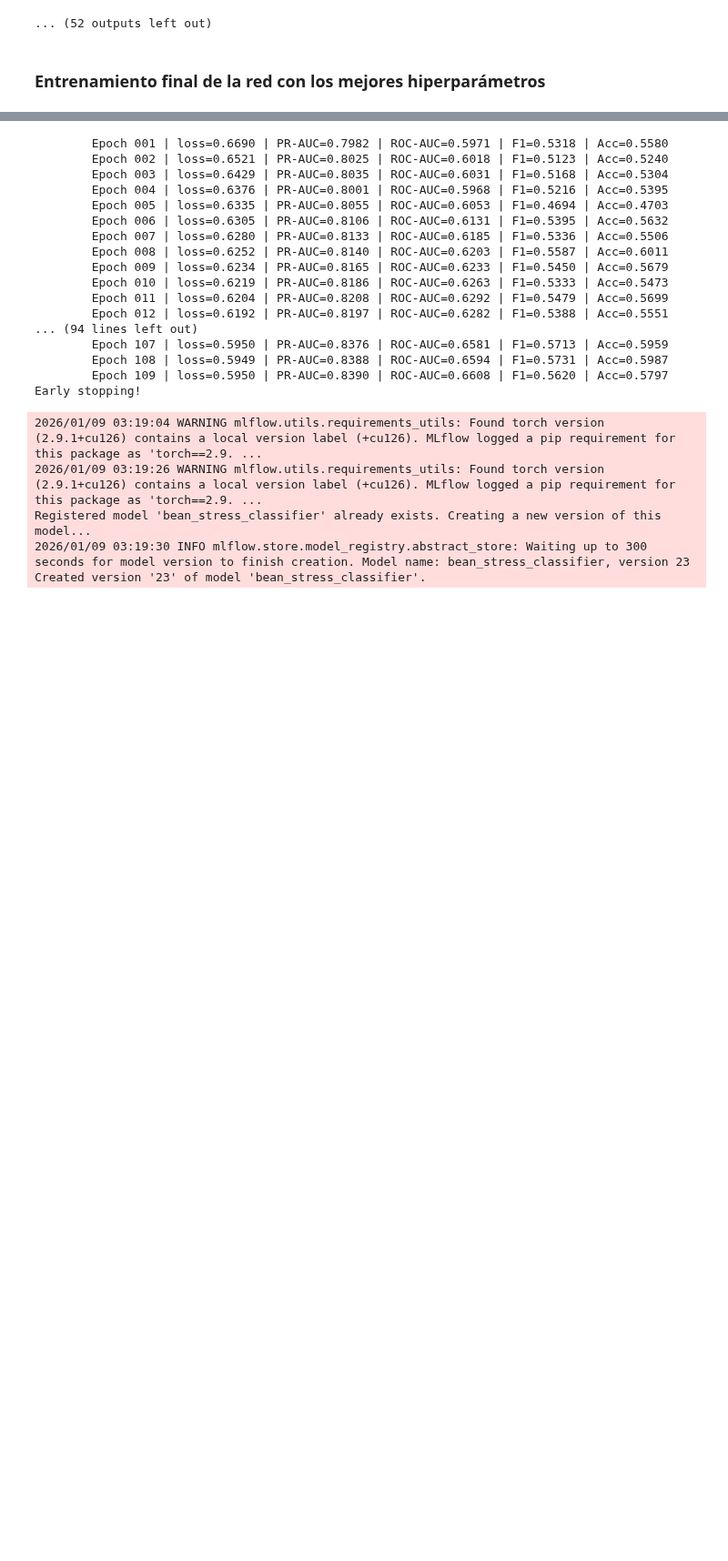
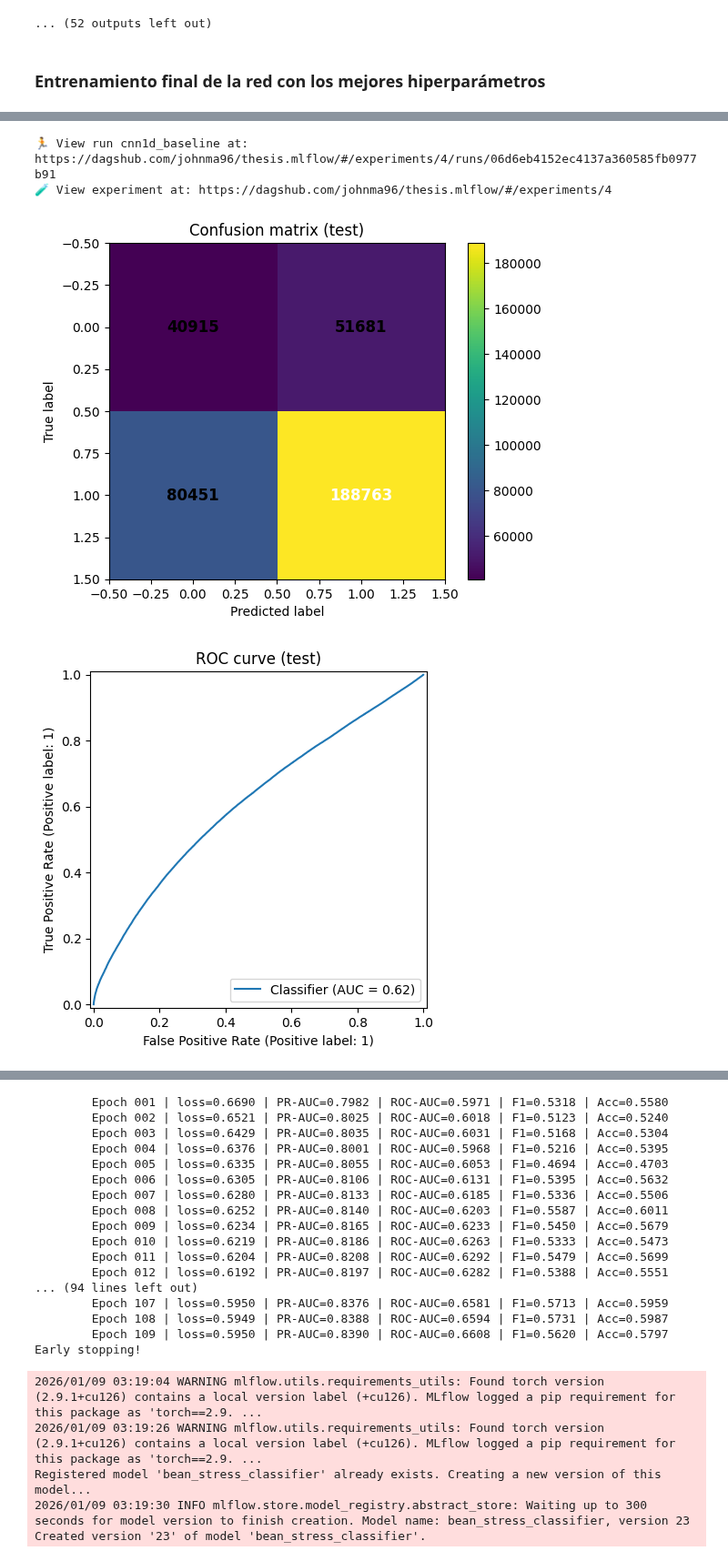
Before and after one commit to johnma96/thesis, a Jupyter notebook: notebooks/305-jmmz-dl-binary-modeling.ipynb, the cells around one changed output, grey strips where cells are left out. Shown at 91% size. Drawn from its saved outputs; the diff is of its cells as text; code cells hidden in the pictures; blank space fills up the shorter version.

```diff
--- a/notebooks/304-jmmz-dl-binary-modeling.ipynb
+++ b/notebooks/305-jmmz-dl-binary-modeling.ipynb
@@ -2222,3 +2247,27 @@ def train_cnn_1d(
         )
 
     return model, checkpoint_info
+# %%
+best_model, info = train_cnn_1d(
+    # Datos
+    X_train=X_train_scaled, y_train=y_train.values,
+    X_val=X_val_scaled,     y_val=y_val.values,
+    X_test=X_test_scaled,   y_test=y_test.values,
+
+    # Hiperparámetros óptimos (ejemplo)
+    lr=1e-3,
+    batch_size=256,
+    weight_decay=1e-5,
+    kernel_size=5,
+    dropout=0.3,
+
+    # Entrenamiento
+    max_epochs=200,
+    patience=20,
+    seed=42,
+
+    # Logging
+    run_name="cnn1d_baseline",
+    verbose=True
+)
+# %% [output]
@@ -2224,0 +2296,4 @@ def train_cnn_1d(
+🏃 View run cnn1d_baseline at: https://dagshub.com/johnma96/thesis.mlflow/#/experiments/4/runs/06d6eb4152ec4137a360585fb0977b91
+🧪 View experiment at: https://dagshub.com/johnma96/thesis.mlflow/#/experiments/4
+[figure, added]
+[figure, added]
```
Also changed, not shown: parts of 2 cells of this notebook, 13 other files.
